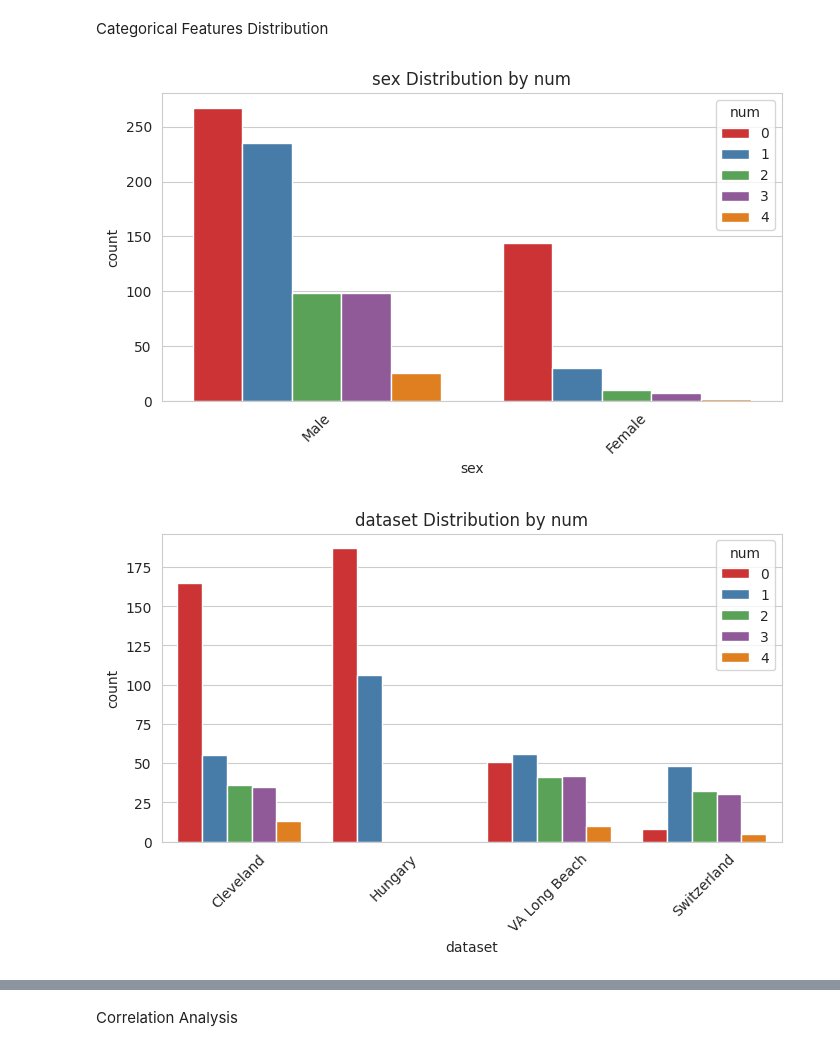
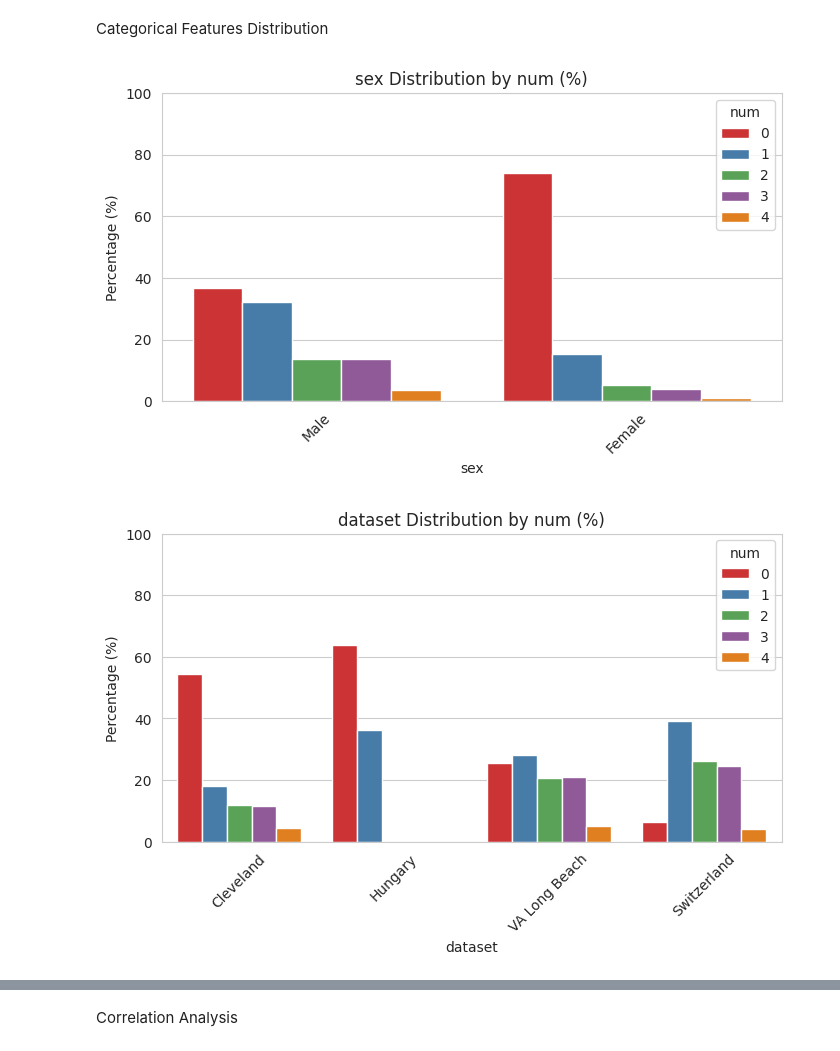
Before and after one commit to aaronalonsotorrens/Heart_disease_risk_predictor, a Jupyter notebook: jupyter_notebooks/Notebook 2: EDA.ipynb, the cells around one changed output, grey strips where cells are left out. Cells and saved outputs as stored; diff of their text form; code cells hidden in the pictures.

```diff
--- a/jupyter_notebooks/Notebook 2: EDA.ipynb
+++ b/jupyter_notebooks/Notebook 2: EDA.ipynb
@@ -77,0 +89,8 @@ plt.show()
+# %%
+categorical_vars = df.select_dtypes(include='object').columns.tolist()
+
+for col in categorical_vars:
+    print(f"--- {col} ---")
+    print(f"Unique values: {df[col].nunique()}")
+    print(df[col].value_counts().head(5))  # Top 5 most frequent
+    print("\n")
@@ -80,15 +144,36 @@ Categorical Features Distribution
 # %%
 categorical_vars = df.select_dtypes(include='object').columns.tolist()
 
-def plot_categorical(df, col, target="num"):
+def plot_categorical_percent(df, col, target="num"):
     plt.figure(figsize=(8,4))
-    sns.countplot(data=df, x=col, hue=target, palette="Set1", order=df[col].value_counts().index)
+
+    # Calculate percentages within each category
+    cat_percentages = (
+        df.groupby(col)[target]
+        .value_counts(normalize=True)  # relative to each category
+        .mul(100)
+        .rename("percentage")
+        .reset_index()
+    )
+
+    sns.barplot(
+        data=cat_percentages,
+        x=col, y="percentage",
+        hue=target,
+        palette="Set1",
+        order=df[col].value_counts().index
+    )
+
     plt.xticks(rotation=45)
-    plt.title(f"{col} Distribution by {target}")
+    plt.ylabel("Percentage (%)")
+    plt.title(f"{col} Distribution by {target} (%)")
+    plt.ylim(0, 100)
     plt.show()
 
+# Loop through and plot
 for col in categorical_vars:
-    plot_categorical(df, col)
+    if df[col].nunique() <= 15:  # Avoid overly cluttered plots
+        plot_categorical_percent(df, col)
 # %% [output]
-[figure, old version]
+[figure, new version]
-[figure, old version]
+[figure, new version]
```
Also changed, not shown: parts of 12 cells of this notebook.
